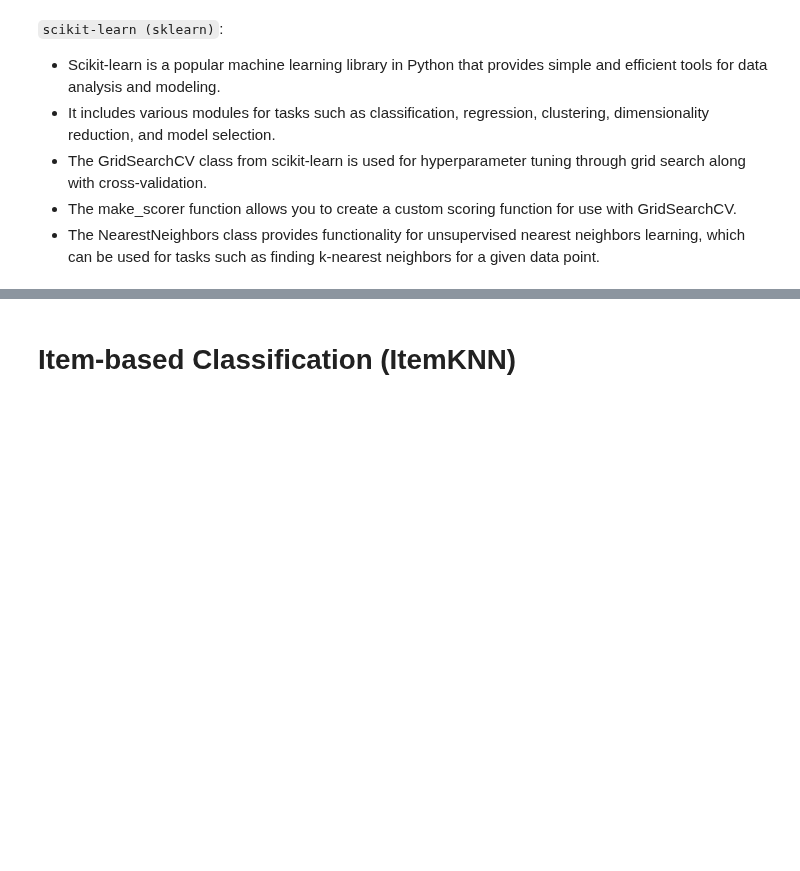
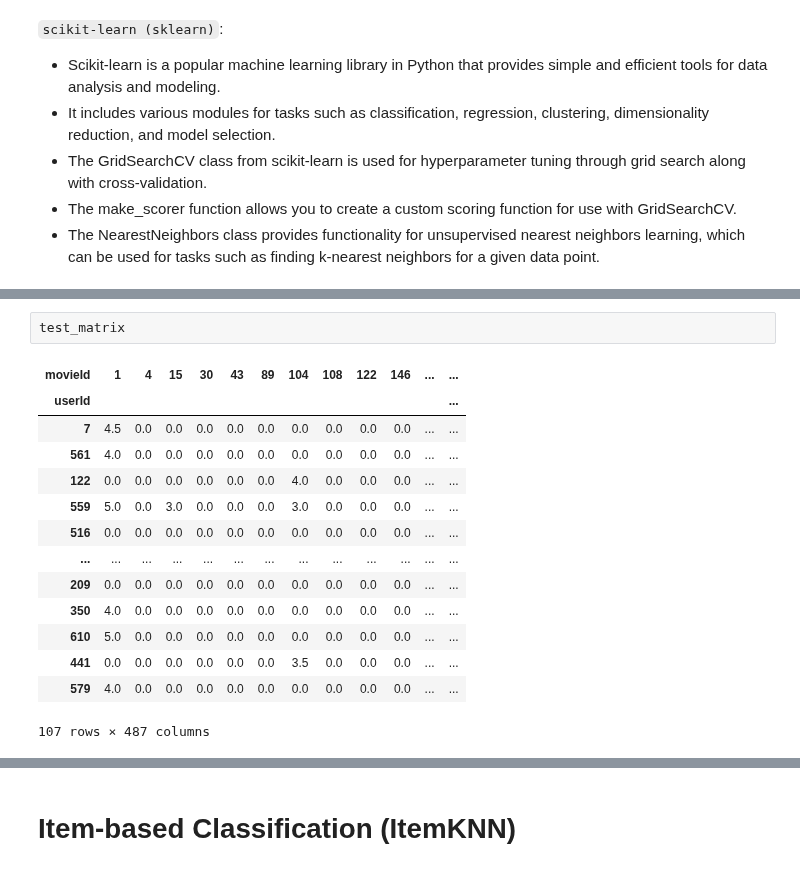
Before and after one commit to StijnHarder/SDfM---Jaume-and-Stijn, a Jupyter notebook: Movielens - Item-based models.ipynb, the cells around one changed output, grey strips where cells are left out. Drawn from its saved outputs; the diff is of its cells as text; blank space fills up the shorter version.

```diff
--- a/Movielens - Item-based models.ipynb
+++ b/Movielens - Item-based models.ipynb
@@ -597,0 +778,17 @@ Once you're satisfied with the performance of your ItemKNN model, deploy it in y
+# %%
+test_matrix
+# %% [output]
+| movieId | 1 | 4 | 15 | 30 | 43 | 89 | 104 | 108 | 122 | 146 | ... | ... |
+| userId |  |  |  |  |  |  |  |  |  |  |  | ... |
+| 7 | 4.5 | 0.0 | 0.0 | 0.0 | 0.0 | 0.0 | 0.0 | 0.0 | 0.0 | 0.0 | ... | ... |
+| 561 | 4.0 | 0.0 | 0.0 | 0.0 | 0.0 | 0.0 | 0.0 | 0.0 | 0.0 | 0.0 | ... | ... |
+| 122 | 0.0 | 0.0 | 0.0 | 0.0 | 0.0 | 0.0 | 4.0 | 0.0 | 0.0 | 0.0 | ... | ... |
+| 559 | 5.0 | 0.0 | 3.0 | 0.0 | 0.0 | 0.0 | 3.0 | 0.0 | 0.0 | 0.0 | ... | ... |
+| 516 | 0.0 | 0.0 | 0.0 | 0.0 | 0.0 | 0.0 | 0.0 | 0.0 | 0.0 | 0.0 | ... | ... |
+| ... | ... | ... | ... | ... | ... | ... | ... | ... | ... | ... | ... | ... |
+| 209 | 0.0 | 0.0 | 0.0 | 0.0 | 0.0 | 0.0 | 0.0 | 0.0 | 0.0 | 0.0 | ... | ... |
+| 350 | 4.0 | 0.0 | 0.0 | 0.0 | 0.0 | 0.0 | 0.0 | 0.0 | 0.0 | 0.0 | ... | ... |
+| 610 | 5.0 | 0.0 | 0.0 | 0.0 | 0.0 | 0.0 | 0.0 | 0.0 | 0.0 | 0.0 | ... | ... |
+| 441 | 0.0 | 0.0 | 0.0 | 0.0 | 0.0 | 0.0 | 3.5 | 0.0 | 0.0 | 0.0 | ... | ... |
+| 579 | 4.0 | 0.0 | 0.0 | 0.0 | 0.0 | 0.0 | 0.0 | 0.0 | 0.0 | 0.0 | ... | ... |
+107 rows × 487 columns
```
Also changed, not shown: parts of 55 cells of this notebook, 1 other file.
